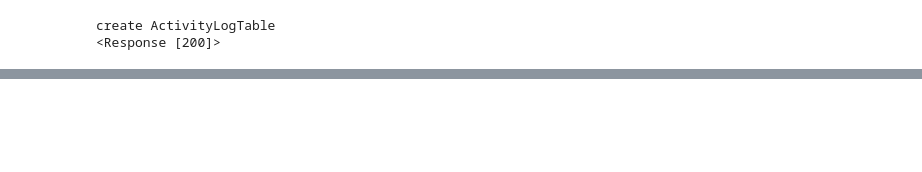
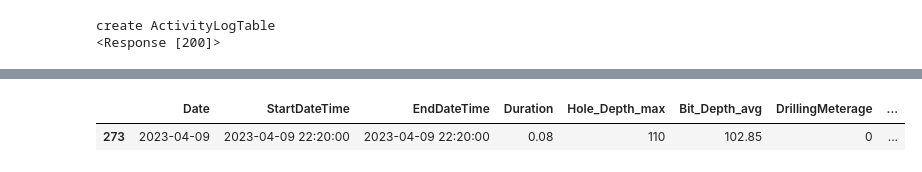
Before and after one commit to jiunx7174/MIH-Dashboard-Project, a Jupyter notebook: Streamlit_App_v3/Notebook/00_DataRealtimePipeline.ipynb, the cells around one changed output, grey strips where cells are left out. Cells and saved outputs as stored; diff of their text form; code cells hidden in the pictures; blank space fills up the shorter version.

```diff
--- a/Streamlit_App_v3/Notebook/00_DataRealtimePipeline.ipynb
+++ b/Streamlit_App_v3/Notebook/00_DataRealtimePipeline.ipynb
@@ -1097,10 +1140,0 @@ getLastActSum(WellInfoDict, UserDateRange, DrillActivityList='default')
-# %%
-LastDateTime = '2023-04-10 12:03:55'
-LastDateTime_obj = datetime.strptime(LastDateTime, '%Y-%m-%d %H:%M:%S')
-# Update UserDateRange
-UserDateRange['StartDate'] = LastDateTime_obj.date()
-UserDateRange['StartTime'] = LastDateTime_obj.time()
-
-
-#### should continue from this
-getLastActSum(WellInfoDict, UserDateRange, DrillActivityList='default')
@@ -1195,0 +1721,76 @@ create ActivityLogTable
+# %%
+defined_startdate = datetime.date(2023, 4, 9)
+defined_starttime = datetime.time(22, 20)
+defined_enddate = datetime.date(2023, 4, 10)
+defined_endtime = datetime.time(11, 50)
+
+# Section Parameter
+UserDateRange = {
+  "StartDate": datetime.date(2003, 4, 10),
+  "StartTime": datetime.time(10, 51),
+  "EndDate": defined_startdate,
+  "EndTime": defined_starttime
+}
+LastActSum = (getBeforeActSum(WellInfoDict, UserDateRange, DrillActivityList='default'))
+display(LastActSum)
+UserDateRange = {
+  "StartDate": defined_enddate,
+  "StartTime": defined_endtime,
+  "EndDate": datetime.date(2300, 4, 10),
+  "EndTime": datetime.time(11, 9)
+}
+NextActSum = (getNextActSum(WellInfoDict, UserDateRange, DrillActivityList='default'))
+
+
+display(NextActSum)
+StartDateTime_obj = datetime.datetime.strptime(LastActSum['StartDateTime'].values[0], '%Y-%m-%d %H:%M:%S')
+
+EndDateTime_obj = datetime.datetime.strptime(NextActSum['EndDateTime'].values[0], '%Y-%m-%d %H:%M:%S')
+NewUserDateRange = {
+    "StartDate": StartDateTime_obj.date(),
+    "StartTime": StartDateTime_obj.time(),
+    "EndDate": EndDateTime_obj.date(),
+    "EndTime": EndDateTime_obj.time(),
+    }
+# DomeGetActivitySummaryData(WellInfoDict, NewUserDateRange)
+
+def RedefinedUserDateRange(WellInfoDict, UserDateRange):
+    defined_startdate = UserDateRange['StartDate']
+    defined_starttime = UserDateRange['StartTime']
+    defined_enddate = UserDateRange['EndDate']
+    defined_endtime = UserDateRange['EndTime']
+    UserDateRange = {
+      "StartDate": datetime.date(2003, 4, 10),
+      "StartTime": datetime.time(10, 51),
+      "EndDate": defined_startdate,
+      "EndTime": defined_starttime
+    }
+    LastActSum = (getBeforeActSum(WellInfoDict, UserDateRange, DrillActivityList='default'))
+    UserDateRange = {
+      "StartDate": defined_enddate,
+      "StartTime": defined_endtime,
+      "EndDate": datetime.date(2300, 4, 10),
+      "EndTime": datetime.time(11, 9)
+    }
+    NextActSum = (getNextActSum(WellInfoDict, UserDateRange, DrillActivityList='default'))
+    StartDateTime_obj = datetime.datetime.strptime(LastActSum['StartDateTime'].values[0], '%Y-%m-%d %H:%M:%S')
+
+    EndDateTime_obj = datetime.datetime.strptime(NextActSum['EndDateTime'].values[0], '%Y-%m-%d %H:%M:%S')
+    NewUserDateRange = {
+        "StartDate": StartDateTime_obj.date(),
+        "StartTime": StartDateTime_obj.time(),
+        "EndDate": EndDateTime_obj.date(),
+        "EndTime": EndDateTime_obj.time(),
+        }
+    return NewUserDateRange
+
+UserDateRange = {
+  "StartDate": datetime.date(2003, 4, 10),
+  "StartTime": datetime.time(10, 51),
+  "EndDate": datetime.date(2023, 4, 10),
+  "EndTime": datetime.time(10, 51)
+}
+RedefinedUserDateRange(WellInfoDict, UserDateRange)
+# %% [output]
+|  | Date | StartDateTime | EndDateTime | Duration | Hole_Depth_max | Bit_Depth_avg | DrillingMeterage | ... |
+| 273 | 2023-04-09 | 2023-04-09 22:20:00 | 2023-04-09 22:20:00 | 0.08 | 110 | 102.85 | 0 | ... |
```
Also changed, not shown: parts of 22 cells of this notebook, 27 other files.
